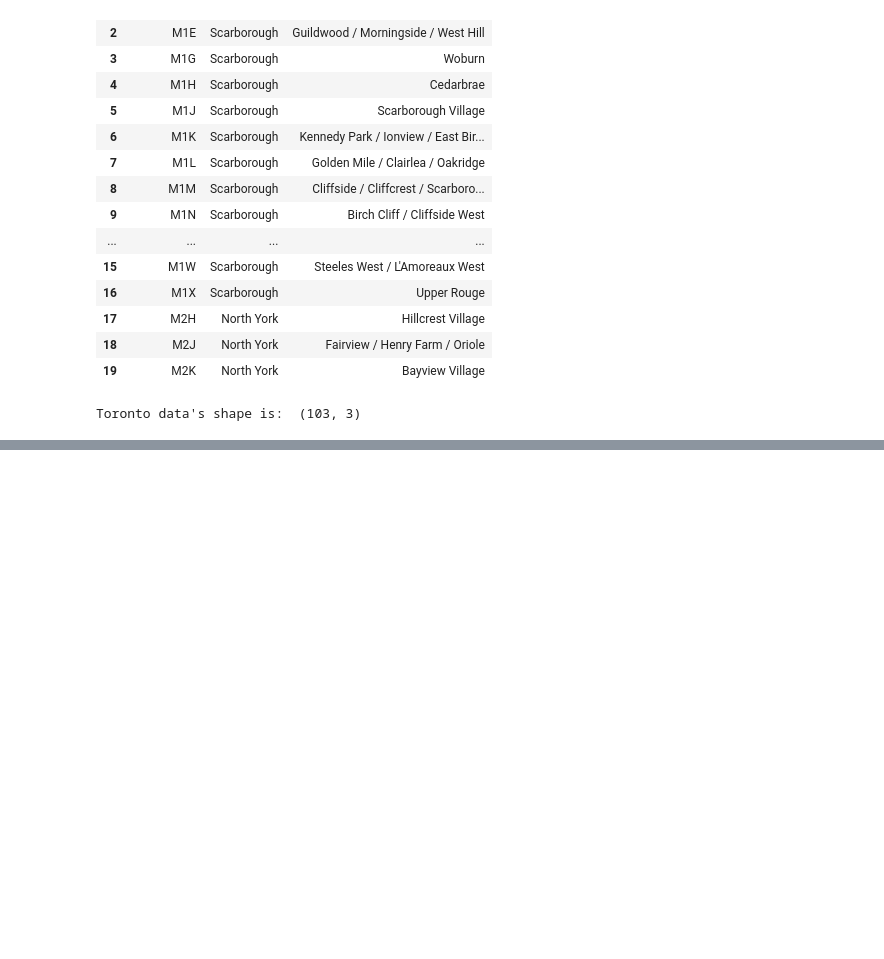
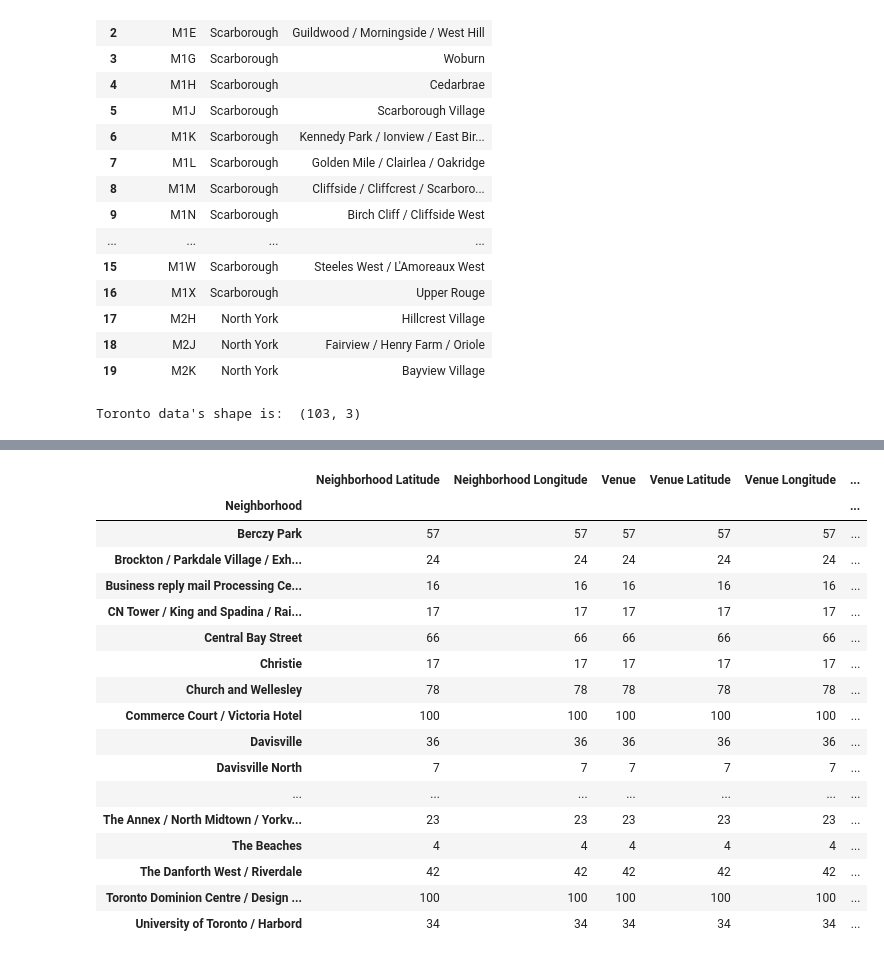
Before and after one commit to CROliveira/IBM_Capstone, a Jupyter notebook: Toronto_dataset.ipynb, the cells around one changed output, grey strips where cells are left out. Saved outputs shown, nothing was run; the diff lists cells and outputs as text; code cells hidden in the pictures; blank space fills up the shorter version.

```diff
--- a/Toronto_dataset.ipynb
+++ b/Toronto_dataset.ipynb
@@ -70,0 +193,5 @@ Toronto data's shape is:  (103, 3)
+# %%
+# @hidden_cell
+CLIENT_ID = "JBQ2RPE4X3RM5RH4PVELZXMFLMSPSX2FXJLH2I5WTMU1MK4Y"
+CLIENT_SECRET = "VYWU51QOA32QZBWXFZICTNWZOGEPAKMHFHM3PHR1FDVCRM4I"
+VERSION = '20180605'
@@ -70,0 +241,29 @@ Toronto data's shape is:  (103, 3)
+# %%
+#Funtion to extract category
+def get_category_type(row):
+    try:
+        categories_list = row['categories']
+    except:
+        categories_list = row['venue.categories']
+
+    if len(categories_list) == 0:
+        return None
+    else:
+        return categories_list[0]['name']
+# %%
+#cleaning
+venues = results['response']['groups'][0]['items']
+
+nearby_venues = json_normalize(venues) # flatten JSON
+
+# filter columns
+filtered_columns = ['venue.name', 'venue.categories', 'venue.location.lat', 'venue.location.lng']
+nearby_venues =nearby_venues.loc[:, filtered_columns]
+
+# filter the category for each row
+nearby_venues['venue.categories'] = nearby_venues.apply(get_category_type, axis=1)
+
+# clean columns
+nearby_venues.columns = [col.split(".")[-1] for col in nearby_venues.columns]
+
+nearby_venues.head(2)
@@ -70,0 +319,6 @@ Toronto data's shape is:  (103, 3)
+# %%
+toronto_denc_venues = getNearbyVenues(names=df_toronto_denc['Neighborhood'],
+                                   latitudes=df_toronto_denc['Latitude'],
+                                   longitudes=df_toronto_denc['Longitude']
+                                  )
+toronto_denc_venues.head(2)
@@ -70,0 +329,21 @@ Toronto data's shape is:  (103, 3)
+# %%
+toronto_denc_venues.groupby('Neighborhood').count()
+# %% [output]
+|  | Neighborhood Latitude | Neighborhood Longitude | Venue | Venue Latitude | Venue Longitude | ... |
+| Neighborhood |  |  |  |  |  | ... |
+| Berczy Park | 57 | 57 | 57 | 57 | 57 | ... |
+| Brockton / Parkdale Village / Exh... | 24 | 24 | 24 | 24 | 24 | ... |
+| Business reply mail Processing Ce... | 16 | 16 | 16 | 16 | 16 | ... |
+| CN Tower / King and Spadina / Rai... | 17 | 17 | 17 | 17 | 17 | ... |
+| Central Bay Street | 66 | 66 | 66 | 66 | 66 | ... |
+| Christie | 17 | 17 | 17 | 17 | 17 | ... |
+| Church and Wellesley | 78 | 78 | 78 | 78 | 78 | ... |
+| Commerce Court / Victoria Hotel | 100 | 100 | 100 | 100 | 100 | ... |
+| Davisville | 36 | 36 | 36 | 36 | 36 | ... |
+| Davisville North | 7 | 7 | 7 | 7 | 7 | ... |
+| ... | ... | ... | ... | ... | ... | ... |
+| The Annex / North Midtown / Yorkv... | 23 | 23 | 23 | 23 | 23 | ... |
+| The Beaches | 4 | 4 | 4 | 4 | 4 | ... |
+| The Danforth West / Riverdale | 42 | 42 | 42 | 42 | 42 | ... |
+| Toronto Dominion Centre / Design ... | 100 | 100 | 100 | 100 | 100 | ... |
+| University of Toronto / Harbord | 34 | 34 | 34 | 34 | 34 | ... |
```
Also changed, not shown: parts of 35 cells of this notebook.
